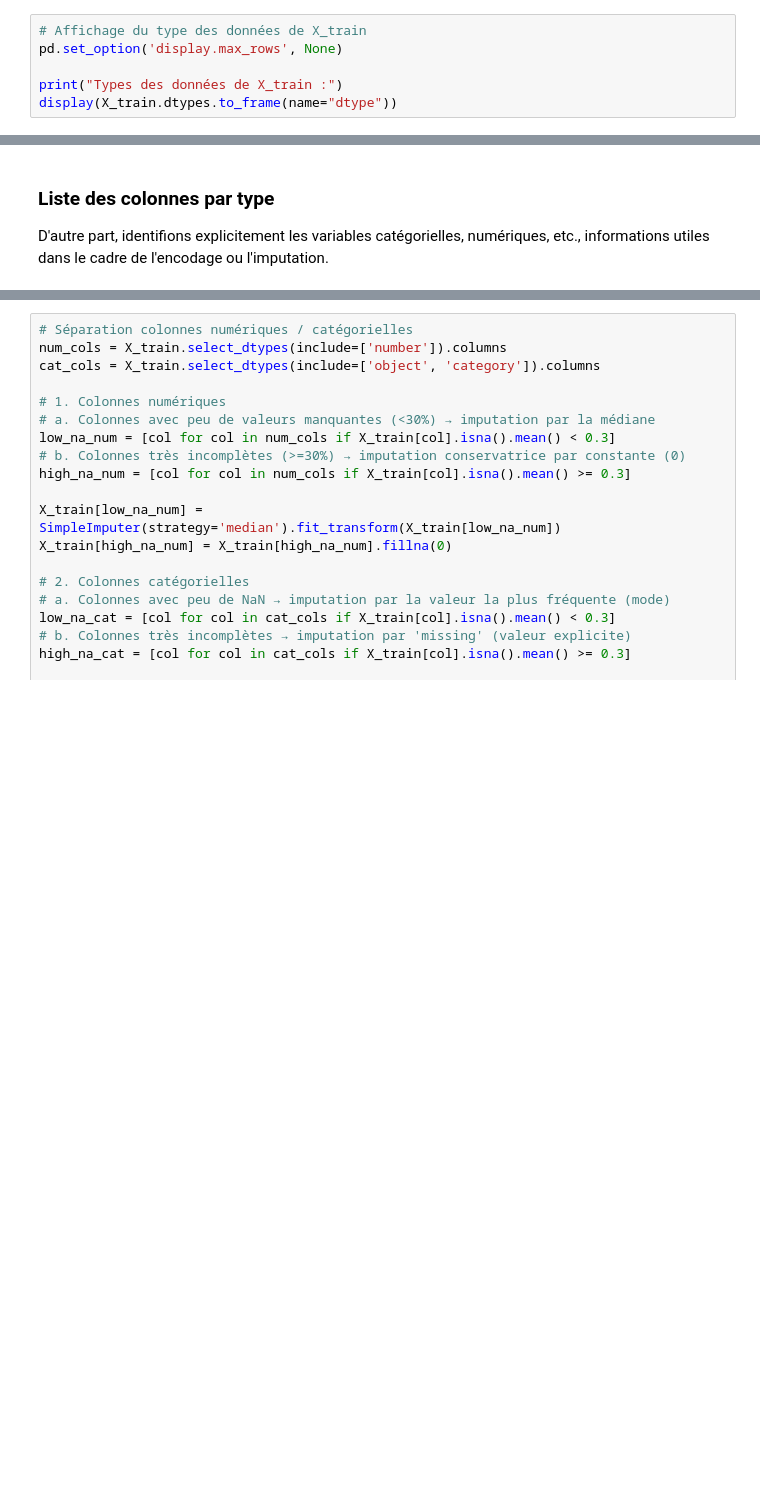
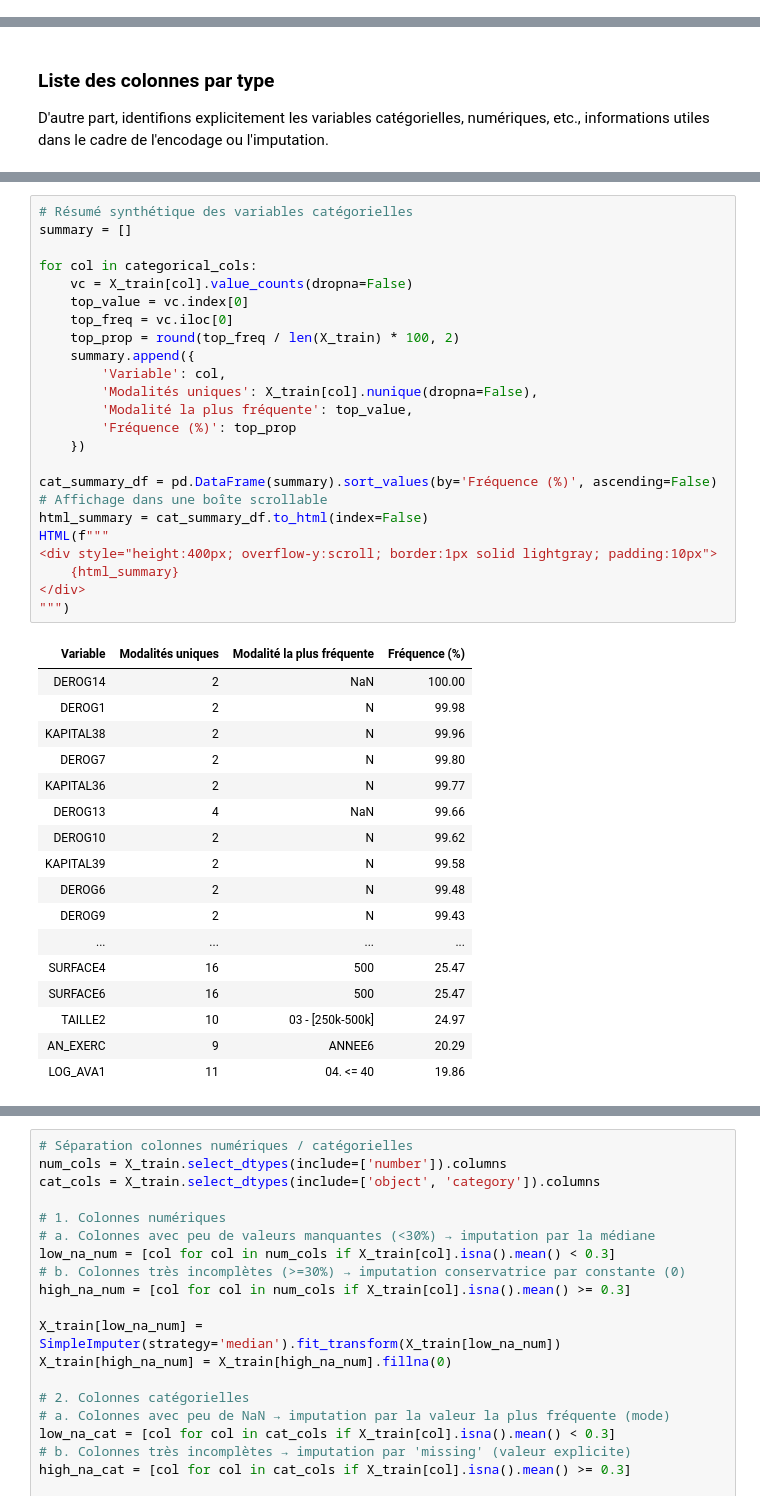
Before and after one commit to auduvignac/challengedata_ens_AssurPrime, a Jupyter notebook: notebooks/exploration/assurprime_modeling_workflow.ipynb, the cells around one changed output, grey strips where cells are left out. Cells and saved outputs as stored; diff of their text form; blank space fills up the shorter version.

```diff
--- a/notebooks/exploration/assurprime_modeling_workflow.ipynb
+++ b/notebooks/exploration/assurprime_modeling_workflow.ipynb
@@ -205,9 +264,3 @@ Les constats issus de cette exploration orienteront les choix méthodologiques a
 L’inspection des types de données permet d’identifier la nature des variables présentes dans le jeu `X_train`. Cette étape est essentielle pour distinguer les variables numériques, catégorielles ou booléennes, et anticiper les traitements appropriés (encodage, normalisation, etc.).
 
 L’affichage complet des types permet également de détecter d’éventuelles incohérences, comme des variables numériques encodées en `object`.
-# %%
-# Affichage du type des données de X_train
-pd.set_option('display.max_rows', None)
-
-print("Types des données de X_train :")
-display(X_train.dtypes.to_frame(name="dtype"))
@@ -350,0 +544,42 @@ for col in categorical_cols:
+# %%
+# Résumé synthétique des variables catégorielles
+summary = []
+
+for col in categorical_cols:
+    vc = X_train[col].value_counts(dropna=False)
+    top_value = vc.index[0]
+    top_freq = vc.iloc[0]
+    top_prop = round(top_freq / len(X_train) * 100, 2)
+    summary.append({
+        'Variable': col,
+        'Modalités uniques': X_train[col].nunique(dropna=False),
+        'Modalité la plus fréquente': top_value,
+        'Fréquence (%)': top_prop
+    })
+
+cat_summary_df = pd.DataFrame(summary).sort_values(by='Fréquence (%)', ascending=False)
+# Affichage dans une boîte scrollable
+html_summary = cat_summary_df.to_html(index=False)
+HTML(f"""
+<div style="height:400px; overflow-y:scroll; border:1px solid lightgray; padding:10px">
+    {html_summary}
+</div>
+""")
+# %% [output]
+| Variable | Modalités uniques | Modalité la plus fréquente | Fréquence (%) |
+| DEROG14 | 2 | NaN | 100.00 |
+| DEROG1 | 2 | N | 99.98 |
+| KAPITAL38 | 2 | N | 99.96 |
+| DEROG7 | 2 | N | 99.80 |
+| KAPITAL36 | 2 | N | 99.77 |
+| DEROG13 | 4 | NaN | 99.66 |
+| DEROG10 | 2 | N | 99.62 |
+| KAPITAL39 | 2 | N | 99.58 |
+| DEROG6 | 2 | N | 99.48 |
+| DEROG9 | 2 | N | 99.43 |
+| ... | ... | ... | ... |
+| SURFACE4 | 16 | 500 | 25.47 |
+| SURFACE6 | 16 | 500 | 25.47 |
+| TAILLE2 | 10 | 03 - [250k-500k] | 24.97 |
+| AN_EXERC | 9 | ANNEE6 | 20.29 |
+| LOG_AVA1 | 11 | 04. <= 40 | 19.86 |
```
Also changed, not shown: parts of 26 cells of this notebook.
